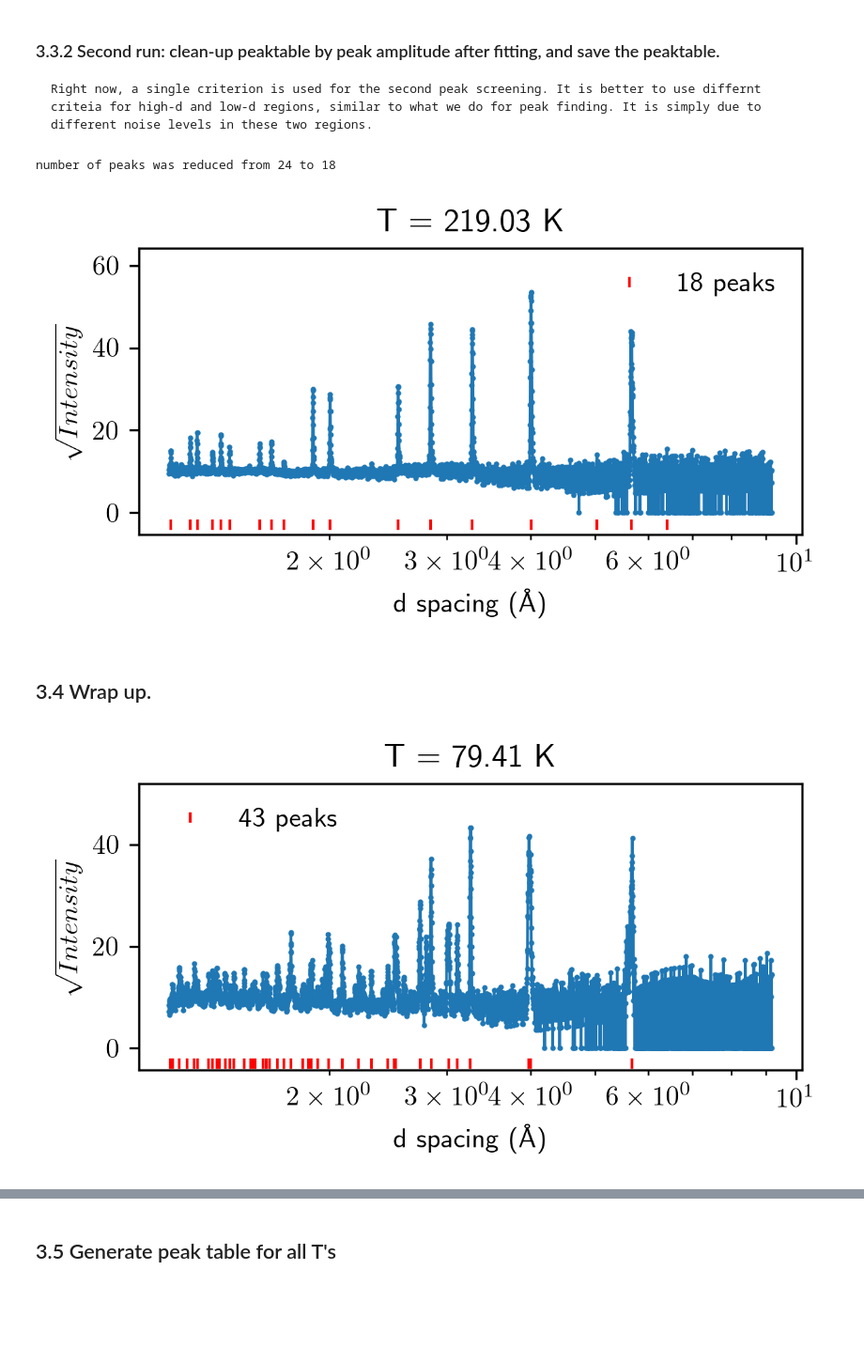
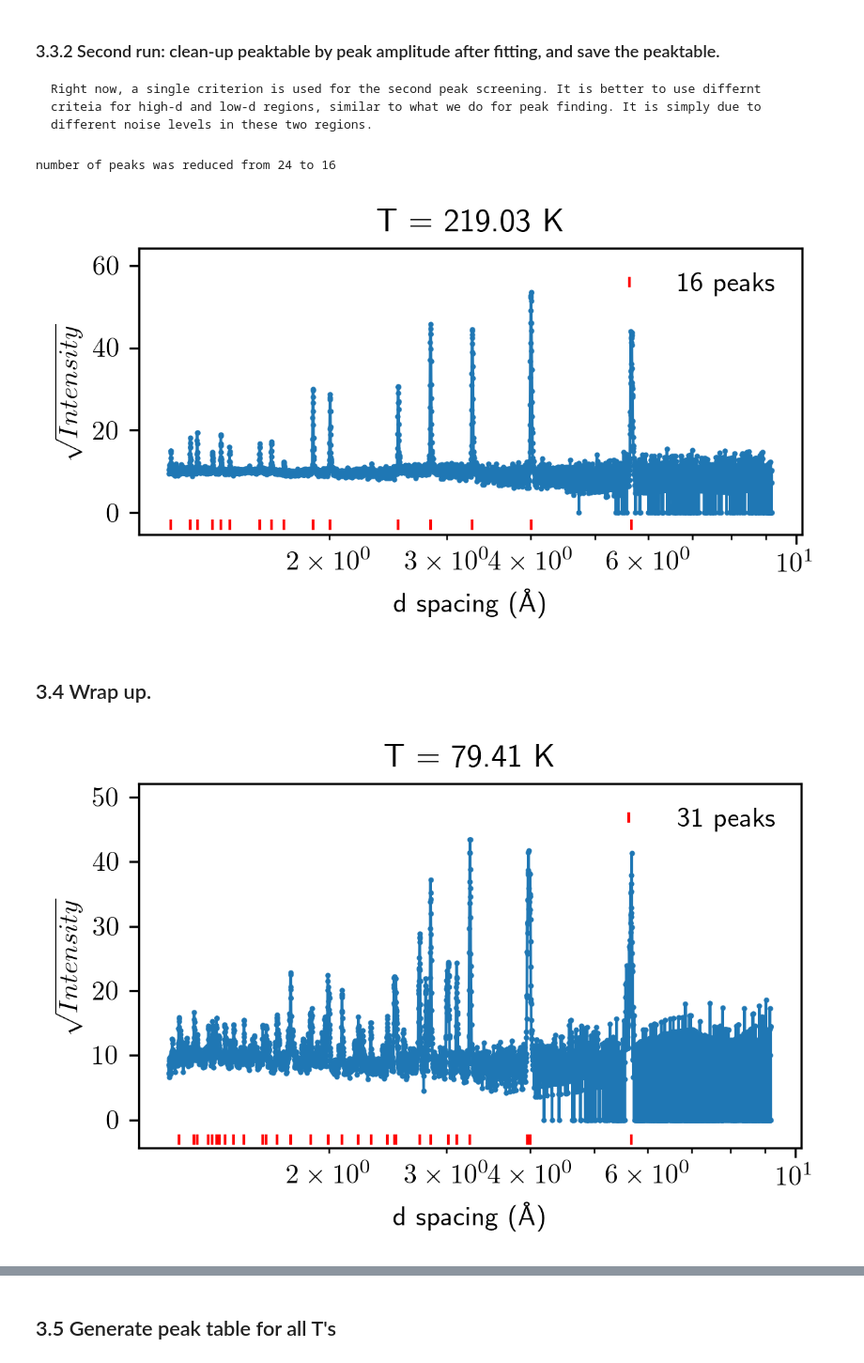
Before and after one commit to yaohualiu/NPD, a Jupyter notebook: NPD_Q3.ipynb, the cells around one changed output, grey strips where cells are left out. Shown at 94% size. Saved outputs shown, nothing was run; the diff lists cells and outputs as text; code cells hidden in the pictures; blank space fills up the shorter version.

```diff
--- a/NPD_Q3.ipynb
+++ b/NPD_Q3.ipynb
@@ -495,7 +495,7 @@ plt.tight_layout()
 # %% [output]
 [figure]
 # %%
-temp = 80
+temp = 220
 data = intsy_rmbkg[(abs(temps-temp)).argmin()]
 peakind = _find_peaks_byindx(data)
 filename = "Q3/Figs/peakfinding_asyricker_%dK" %(temp)
@@ -512,7 +512,7 @@ from scipy.optimize import least_squares
 
 @jit
 def Ini_Mpeaks_pars(Intsy, peakind, bin_cs, Bkg=[70, 0],
-                    peakwidth_pars=[1e-3, 2e-4, 6e-4], dtol=1e-3):
+                    peakwidth_pars=[1e-3, 2e-4, 6e-4], dtol=2e-3):
     '''
     set up a fitting function including all peaks and a background term
         background: OrderofBkg + 1
@@ -529,9 +529,10 @@ def Ini_Mpeaks_pars(Intsy, peakind, bin_cs, Bkg=[70, 0],
     par_ini, low_lmt, high_lmt= np.zeros(nCoef), np.zeros(nCoef), np.zeros(nCoef)
 
     # background
+    intensitymean = Intsy.mean()
     if NoBkg >0:
         par_ini[:NoBkg] = Bkg
-        high_lmt[0] = Intsy.mean()
+        high_lmt[0] = intensitymean
         if NoBkg > 1:
             low_lmt[1:NoBkg], high_lmt[1:NoBkg] = -10, 10
 
@@ -545,10 +546,11 @@ def Ini_Mpeaks_pars(Intsy, peakind, bin_cs, Bkg=[70, 0],
     maxbin = bin_cs.size
     for ii in range(0, npeaks):
         _centerbinindx = peakind[ii]
-        _low, _high = max(0, _centerbinindx - 2), min(maxbin-1, _centerbinindx + 2)
+        _low, _high = max(0, _centerbinindx - 3), min(maxbin-1, _centerbinindx + 3)
         _data_max = Intsy[_low:_high].max()
-        par_ini[jj]  = _data_max
-        high_lmt[jj] = _data_max *1.2
+        par0 = max(intensitymean, _data_max)
+        par_ini[jj]  = par0
+        high_lmt[jj] = par0*1.5
         jj+=1
 
     #peak center
@@ -557,6 +559,11 @@ def Ini_Mpeaks_pars(Intsy, peakind, bin_cs, Bkg=[70, 0],
     low_lmt[jj:jj+npeaks], high_lmt[jj:jj+npeaks] = peaks_ctr[:]*(1-dtol), peaks_ctr[:] * (1+dtol)
 
     bounds =tuple([low_lmt, high_lmt])
+
+    #check = (np.asarray(low_lmt) > np.asarray(high_lmt)).sum()
+    #if check != 0:
+    #    print(check, np.where( np.asarray(low_lmt) > np.asarray(high_lmt) ))
+    #    raise ValueError("limits boundary error detected.")
     return par_ini, bounds
 
 @jit
@@ -622,7 +629,7 @@ def Mpeaks_model(Coef, Intsy, peakind, bin_cs, NoBkg=2):
 
 
 @jit
-def gen_peaktable(fitpars, bin_cs, peakindx, NoBkg=2, cutoff = 0):
+def gen_peaktable(fitpars, bin_cs, peakindx, NoBkg=2, cutoff=0):
     '''
     generate the peaktable from global peak fitting results
 
@@ -651,7 +658,7 @@ def gen_peaktable(fitpars, bin_cs, peakindx, NoBkg=2, cutoff = 0):
     peaktable[:, 3] = _area.flatten()
 
     if cutoff > 0:
-        peaktable = peaktable[peaktable[:, 1] > cutoff]
+        peaktable = peaktable[ peaktable[:, 1] > cutoff ]
 
     return peaktable
 # %% [markdown]
@@ -690,7 +697,7 @@ plt.savefig(filename)
 # %%
 _peaktable = gen_peaktable(fit.x, dds, peakindx, NoBkg=0)
 _bkgstd = bkgstd[parindx]
-peaktable = _peaktable[_peaktable[:, 1] > _bkgstd*1]
+peaktable = _peaktable[_peaktable[:, 1] > _bkgstd*1.5]
 print( 'number of peaks was reduced from %d to %d' %(_peaktable[:, 0].size,
                                                      peaktable[:, 0].size) )
 filename = "Q3/Data/peaktable_%dK" %(temp)
@@ -701,13 +708,13 @@ filename = "Q3/Figs/peakfinding_asyricker_%dK.png" %(temp)
 plot_peakloc(intsy, temps, dd_cs, peaktable[:, 0], par_val=temp,
              outputfilename = filename)
 # %% [output]
-number of peaks was reduced from 24 to 18
+number of peaks was reduced from 24 to 16
-[figure, old version]
+[figure, new version]
 # %% [markdown]
 ## 3.4 Wrap up.
 # %%
 def find_peaks_flow(IntsyMap, pars, bin_cs, par_val=0, sep = 1/4, min_dis=2,
-                    wavelet=_ricker_asy, bkg=0):
+                    wavelet=_ricker_asy, bkg=[]):
     '''
     If a non-zero background term (float) is given, then it assumes that background is
     predetermined and a background-removed dataset is given. the given value will be
@@ -721,31 +728,33 @@ def find_peaks_flow(IntsyMap, pars, bin_cs, par_val=0, sep = 1/4, min_dis=2,
     npar, nbins = IntsyMap.shape
 
     parindx = (abs(pars - par_val)).argmin()
-    data = intsy[parindx].flatten()
+    data = IntsyMap[parindx].flatten()
     peakindx = _find_peaks_byindx(data, sep=sep, min_dis=min_dis, wavelet=wavelet)
 
     if(len(bkg) == npar):
         Bkg = []
-        cutoff = bkg[parindx]
+        cutoffval = bkg[parindx]*1.5
+        #print('main flow', Bkg, cutoffval)
     else:
         Bkg = [np.percentile(data, 50)]
-        cutoff = np.percentile(data, 50) + data[data<np.percentile(data, 50)].std()
+        cutoffval = np.percentile(data, 50) + data[data<np.percentile(data, 50)].std()
+
 
     par_ini, bounds= Ini_Mpeaks_pars(data, peakindx, bin_cs, Bkg=Bkg)
     fit = least_squares(Mpeaks_LS, par_ini, bounds=bounds, args=(data, peakindx, bin_cs, len(Bkg)))
     model = Mpeaks_model(fit.x, data, peakindx, bin_cs, len(Bkg))
-    peaktable = gen_peaktable(fit.x, bin_cs, peakindx, NoBkg=len(Bkg), cutoff=cutoff)
 
+    peaktable = gen_peaktable(fit.x, bin_cs, peakindx, NoBkg=len(Bkg), cutoff = cutoffval)
     return peaktable
 # %%
 temp=80
 peaktable = find_peaks_flow(intsy_rmbkg, temps, dd_cs, par_val=temp,
                             bkg = bkgstd)
 filename = "Q3/Data/peaktable_%dK" %(temp)
 np.save(filename, peaktable)
 plt.figure(figsize(4.2, 2.4))
-#filename = "Q3/Figs/peakfinding_asyricker_%dK.png" %(temp)
+filename = "Q3/Figs/peakfinding_asyricker_%dK.png" %(temp)
 plot_peakloc(intsy, temps, dd_cs, peaktable[:, 0], par_val=temp,
              outputfilename = filename)
 # %% [output]
-[figure, old version]
+[figure, new version]
```
Also changed, not shown: parts of 6 cells of this notebook.
